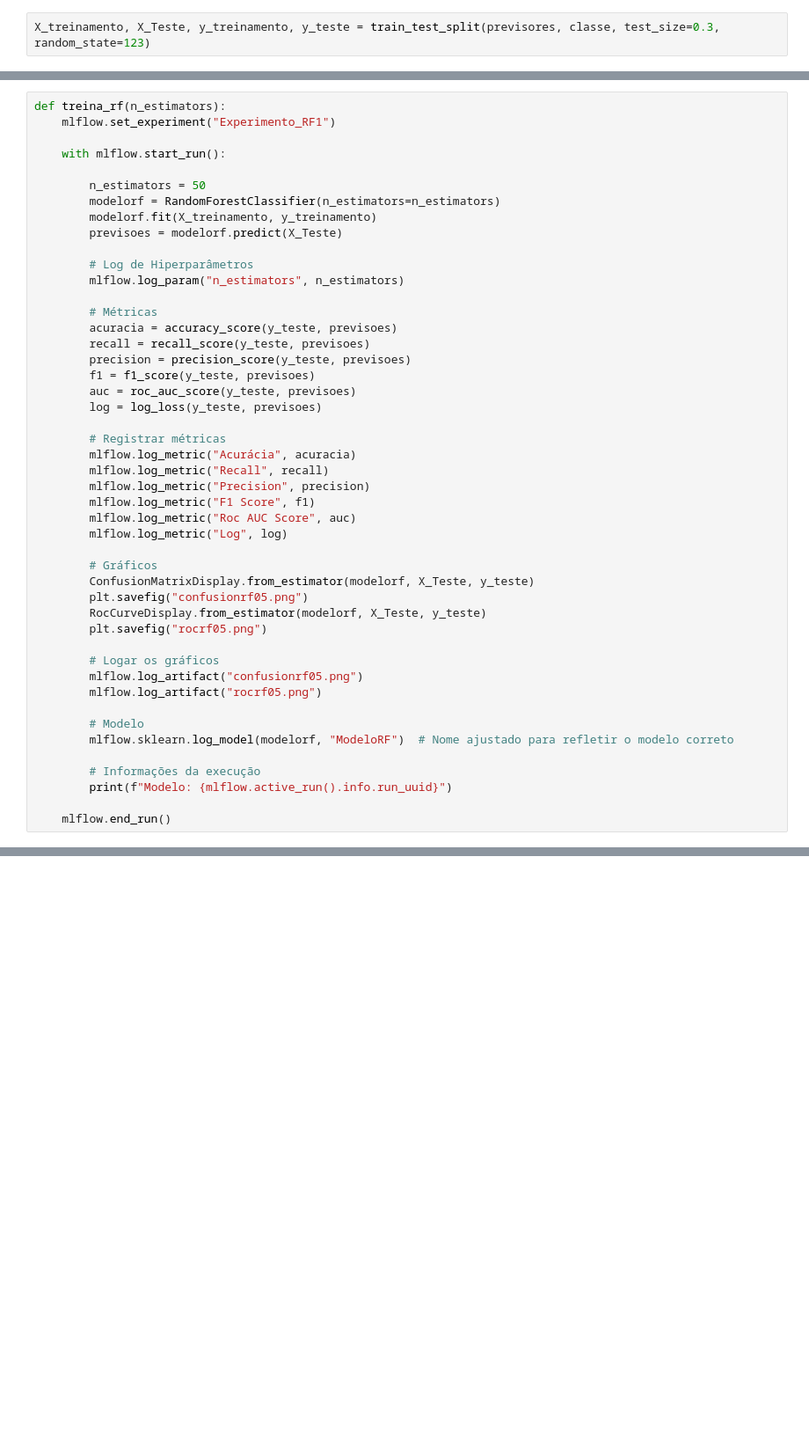
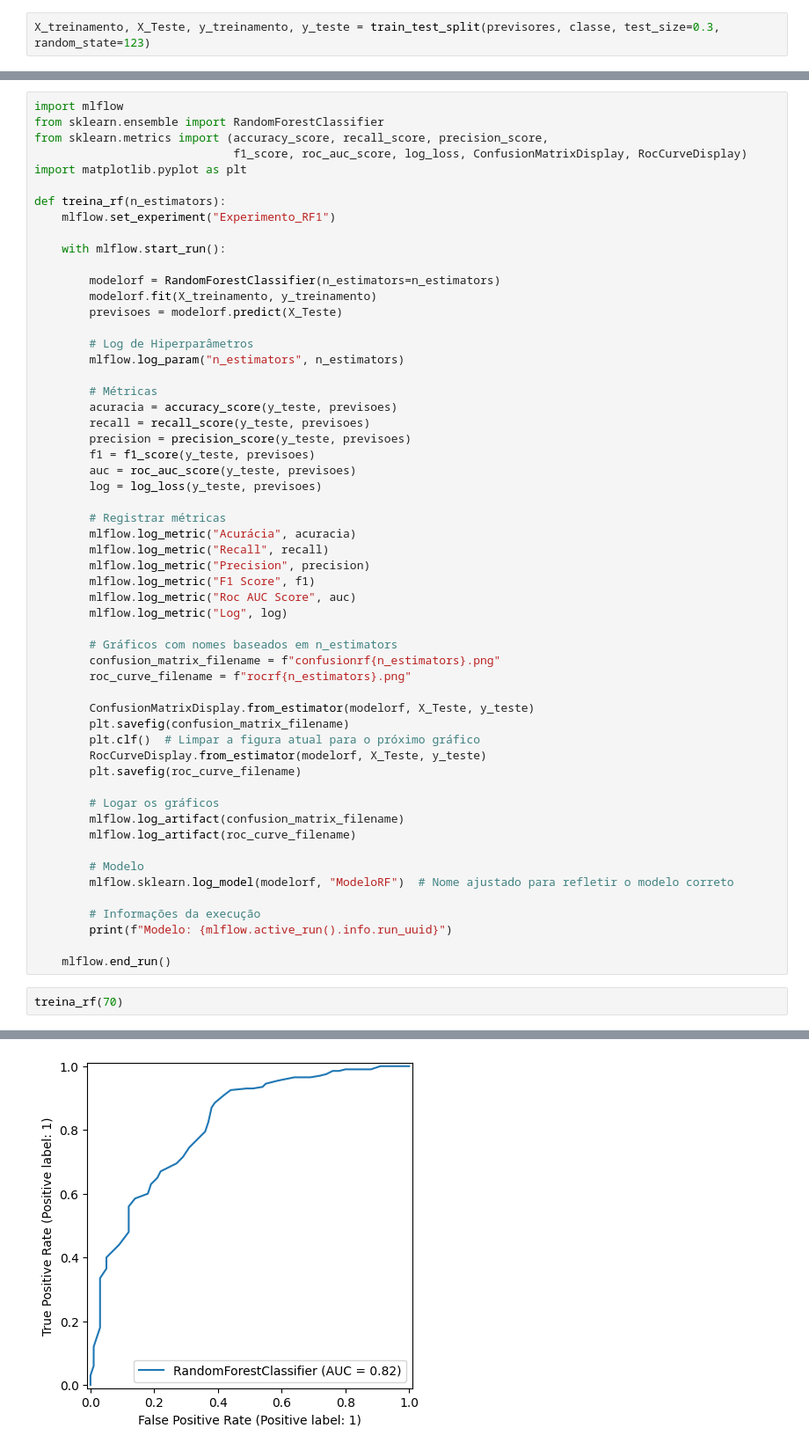
Before and after one commit to Vicrrs/MLFLOW_application, a Jupyter notebook: notebook_RF/random_forest.ipynb, the cells around one changed output, grey strips where cells are left out. Shown: that part at 88% size. Saved outputs shown, nothing was run; the diff lists cells and outputs as text; blank space fills up the shorter version.

Commit message:
estimator valendo 70

```diff
--- a/notebook_RF/random_forest.ipynb
+++ b/notebook_RF/random_forest.ipynb
@@ -79,12 +79,17 @@ Modelo: 8b6cff8a1a5a4e579c38d55628581e32
 [figure]
 [figure]
 # %%
+import mlflow
+from sklearn.ensemble import RandomForestClassifier
+from sklearn.metrics import (accuracy_score, recall_score, precision_score,
+                             f1_score, roc_auc_score, log_loss, ConfusionMatrixDisplay, RocCurveDisplay)
+import matplotlib.pyplot as plt
+
 def treina_rf(n_estimators):
     mlflow.set_experiment("Experimento_RF1")
 
     with mlflow.start_run():
 
-        n_estimators = 50
         modelorf = RandomForestClassifier(n_estimators=n_estimators)
         modelorf.fit(X_treinamento, y_treinamento)
         previsoes = modelorf.predict(X_Teste)
@@ -108,15 +113,19 @@ def treina_rf(n_estimators):
         mlflow.log_metric("Roc AUC Score", auc)
         mlflow.log_metric("Log", log)
 
-        # Gráficos
+        # Gráficos com nomes baseados em n_estimators
+        confusion_matrix_filename = f"confusionrf{n_estimators}.png"
+        roc_curve_filename = f"rocrf{n_estimators}.png"
+
         ConfusionMatrixDisplay.from_estimator(modelorf, X_Teste, y_teste)
-        plt.savefig("confusionrf05.png")
+        plt.savefig(confusion_matrix_filename)
+        plt.clf()  # Limpar a figura atual para o próximo gráfico
         RocCurveDisplay.from_estimator(modelorf, X_Teste, y_teste)
-        plt.savefig("rocrf05.png")
+        plt.savefig(roc_curve_filename)
 
         # Logar os gráficos
-        mlflow.log_artifact("confusionrf05.png")
-        mlflow.log_artifact("rocrf05.png")
+        mlflow.log_artifact(confusion_matrix_filename)
+        mlflow.log_artifact(roc_curve_filename)
 
         # Modelo
         mlflow.sklearn.log_model(modelorf, "ModeloRF")  # Nome ajustado para refletir o modelo correto
@@ -125,3 +134,6 @@ def treina_rf(n_estimators):
         print(f"Modelo: {mlflow.active_run().info.run_uuid}")
 
     mlflow.end_run()
+# %%
+treina_rf(70)
+# %% [output]
@@ -127,0 +142 @@ def treina_rf(n_estimators):
+[figure, added]
```
Also changed, not shown: parts of 2 cells of this notebook, 22 other files.
